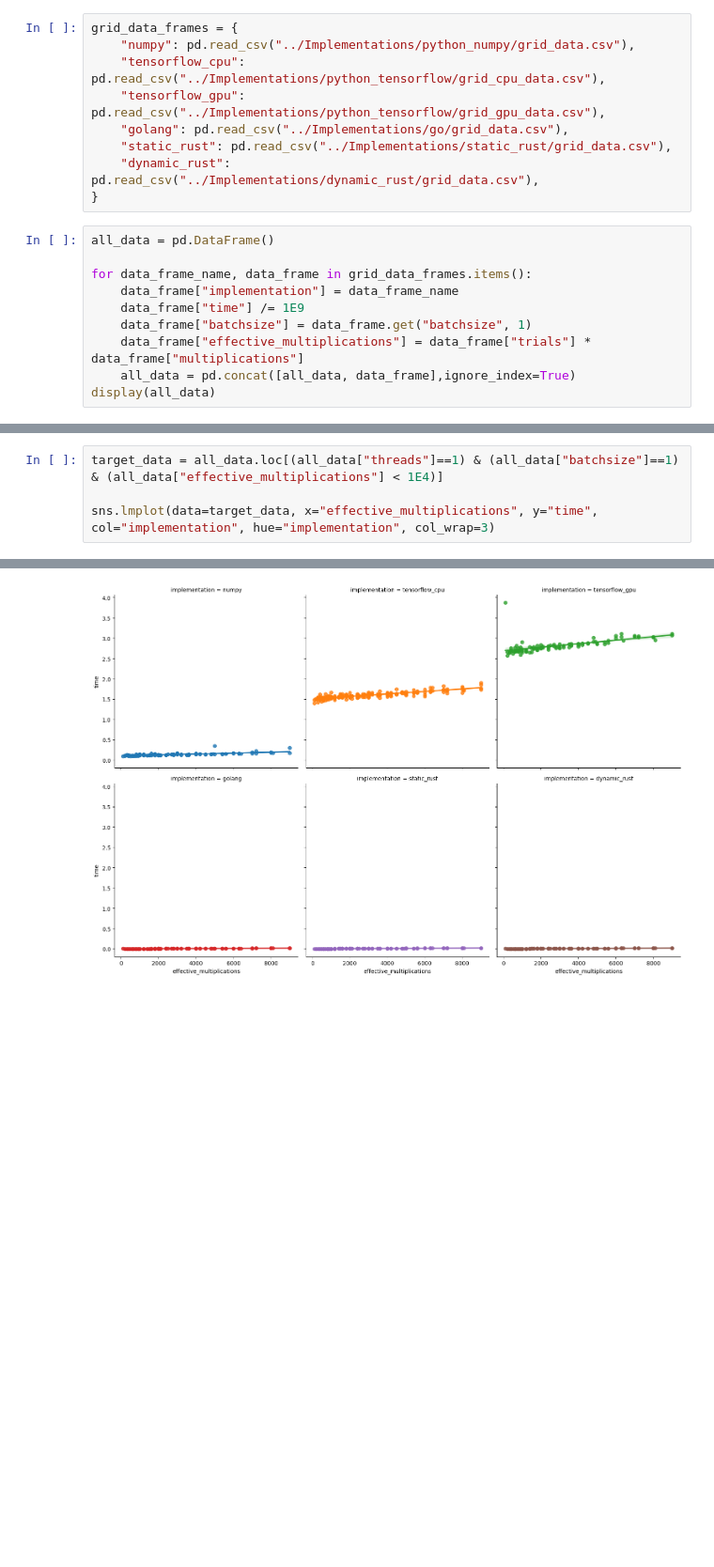
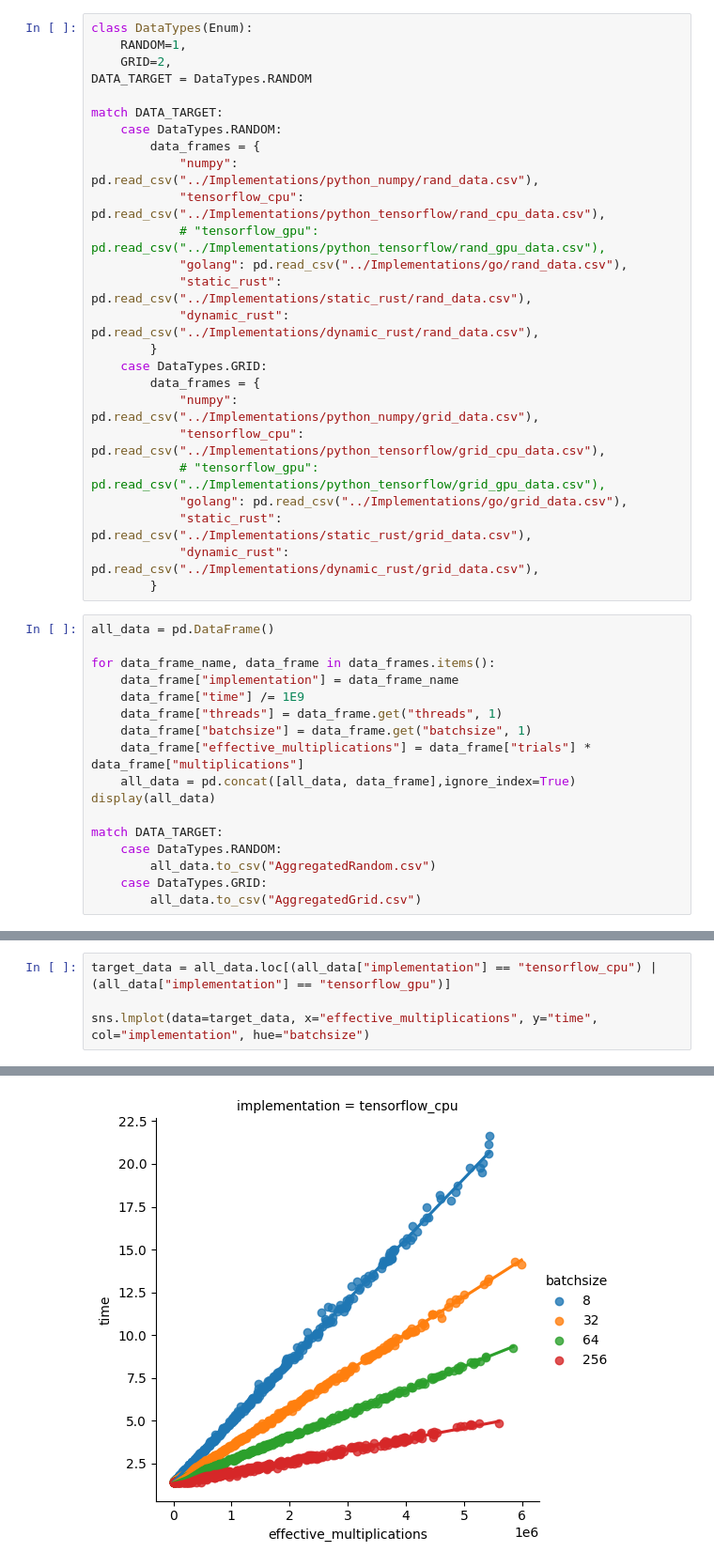
Before and after one commit to hmcalister/Linear-Algebra-Profiling, a Jupyter notebook: Data Cleaning/main.ipynb, the cells around one changed output, grey strips where cells are left out. Shown at 94% size. Drawn from its saved outputs; the diff is of its cells as text; blank space fills up the shorter version.

Commit message:
Improve data cleaning methods to use switch rather than duplicate code

```diff
--- a/Data Cleaning/main.ipynb
+++ b/Data Cleaning/main.ipynb
@@ -8,21 +7,44 @@ import seaborn as sns
 # %%
-grid_data_frames = {
-    "numpy": pd.read_csv("../Implementations/python_numpy/grid_data.csv"),
-    "tensorflow_cpu": pd.read_csv("../Implementations/python_tensorflow/grid_cpu_data.csv"),
-    "tensorflow_gpu": pd.read_csv("../Implementations/python_tensorflow/grid_gpu_data.csv"),
-    "golang": pd.read_csv("../Implementations/go/grid_data.csv"),
-    "static_rust": pd.read_csv("../Implementations/static_rust/grid_data.csv"),
-    "dynamic_rust": pd.read_csv("../Implementations/dynamic_rust/grid_data.csv"),
-}
+class DataTypes(Enum):
+    RANDOM=1,
+    GRID=2,
+DATA_TARGET = DataTypes.RANDOM
+
+match DATA_TARGET:
+    case DataTypes.RANDOM:
+        data_frames = {
+            "numpy": pd.read_csv("../Implementations/python_numpy/rand_data.csv"),
+            "tensorflow_cpu": pd.read_csv("../Implementations/python_tensorflow/rand_cpu_data.csv"),
+            # "tensorflow_gpu": pd.read_csv("../Implementations/python_tensorflow/rand_gpu_data.csv"),
+            "golang": pd.read_csv("../Implementations/go/rand_data.csv"),
+            "static_rust": pd.read_csv("../Implementations/static_rust/rand_data.csv"),
+            "dynamic_rust": pd.read_csv("../Implementations/dynamic_rust/rand_data.csv"),
+        }
+    case DataTypes.GRID:
+        data_frames = {
+            "numpy": pd.read_csv("../Implementations/python_numpy/grid_data.csv"),
+            "tensorflow_cpu": pd.read_csv("../Implementations/python_tensorflow/grid_cpu_data.csv"),
+            # "tensorflow_gpu": pd.read_csv("../Implementations/python_tensorflow/grid_gpu_data.csv"),
+            "golang": pd.read_csv("../Implementations/go/grid_data.csv"),
+            "static_rust": pd.read_csv("../Implementations/static_rust/grid_data.csv"),
+            "dynamic_rust": pd.read_csv("../Implementations/dynamic_rust/grid_data.csv"),
+        }
 # %%
 all_data = pd.DataFrame()
 
-for data_frame_name, data_frame in grid_data_frames.items():
+for data_frame_name, data_frame in data_frames.items():
     data_frame["implementation"] = data_frame_name
     data_frame["time"] /= 1E9
+    data_frame["threads"] = data_frame.get("threads", 1)
     data_frame["batchsize"] = data_frame.get("batchsize", 1)
     data_frame["effective_multiplications"] = data_frame["trials"] * data_frame["multiplications"]
     all_data = pd.concat([all_data, data_frame],ignore_index=True)
 display(all_data)
+
+match DATA_TARGET:
+    case DataTypes.RANDOM:
+        all_data.to_csv("AggregatedRandom.csv")
+    case DataTypes.GRID:
+        all_data.to_csv("AggregatedGrid.csv")
 # %% [output]
 |  | trials | multiplications | threads | time | implementation | batchsize | effective_multiplications |
@@ -41,8 +68,8 @@ display(all_data)
 # %%
-target_data = all_data.loc[(all_data["threads"]==1) & (all_data["batchsize"]==1) & (all_data["effective_multiplications"] < 1E4)]
+target_data = all_data.loc[(all_data["implementation"] == "tensorflow_cpu") | (all_data["implementation"] == "tensorflow_gpu")]
 
-sns.lmplot(data=target_data, x="effective_multiplications", y="time", col="implementation", hue="implementation", col_wrap=3)
+sns.lmplot(data=target_data, x="effective_multiplications", y="time", col="implementation", hue="batchsize")
 # %% [output]
 <seaborn.axisgrid.FacetGrid at 0x...>
-[figure, old version]
+[figure, new version]
 # %%
```
Also changed, not shown: parts of 16 cells of this notebook, 1 other file.
